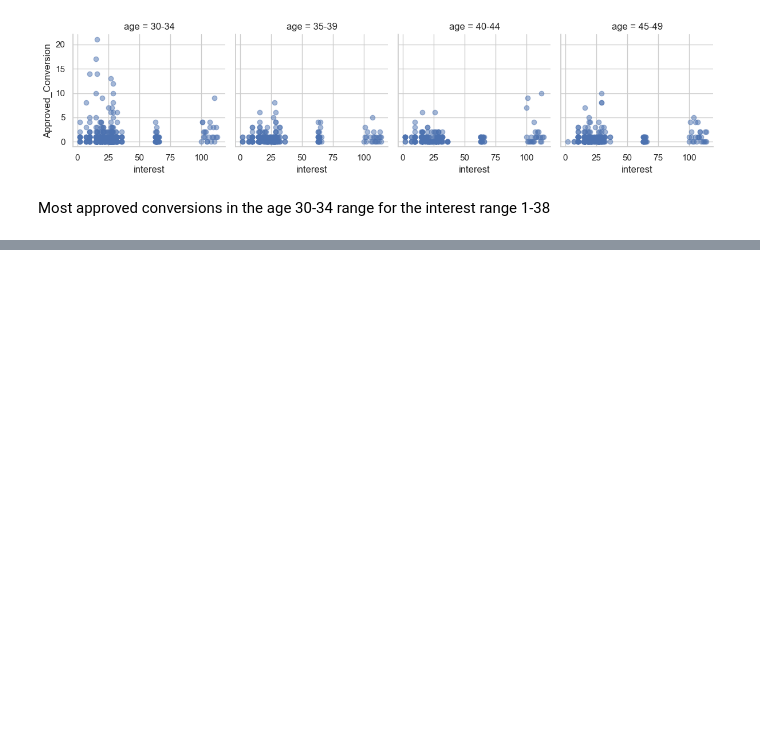
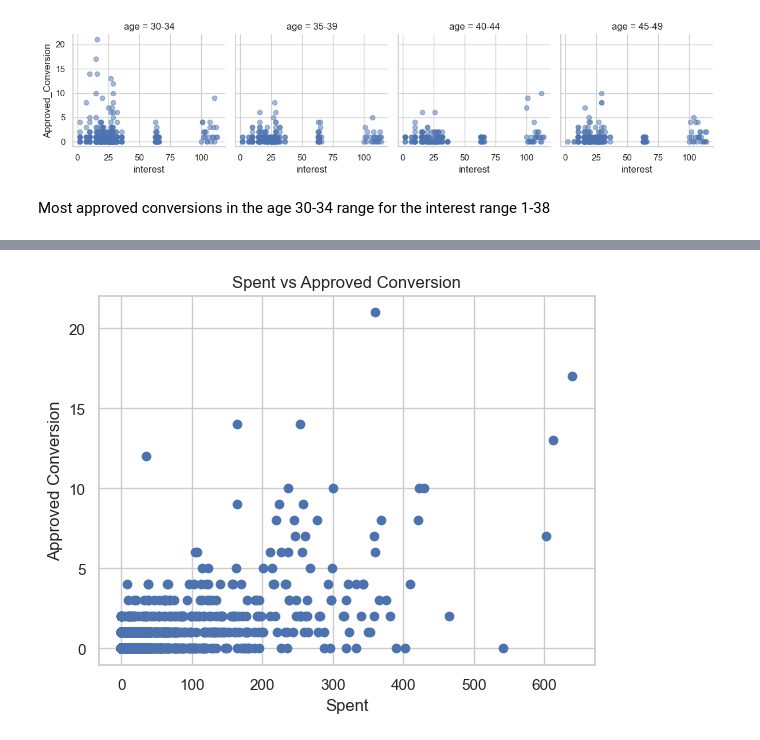
Before and after one commit to joela03/Marketing-EDA, a Jupyter notebook: marketing_eda.ipynb, the cells around one changed output, grey strips where cells are left out. Cells and saved outputs as stored; diff of their text form; code cells hidden in the pictures; blank space fills up the shorter version.

```diff
--- a/marketing_eda.ipynb
+++ b/marketing_eda.ipynb
@@ -277,0 +287,8 @@ Most approved conversions in the age 30-34 range for the interest range 1-38
+# %%
+plt.scatter(df['Spent'], df['Approved_Conversion'])
+plt.title("Spent vs Approved Conversion")
+plt.xlabel("Spent")
+plt.ylabel("Approved Conversion")
+plt.show()
+# %% [output]
+[figure, added]
```
Also changed, not shown: parts of 6 cells of this notebook.
